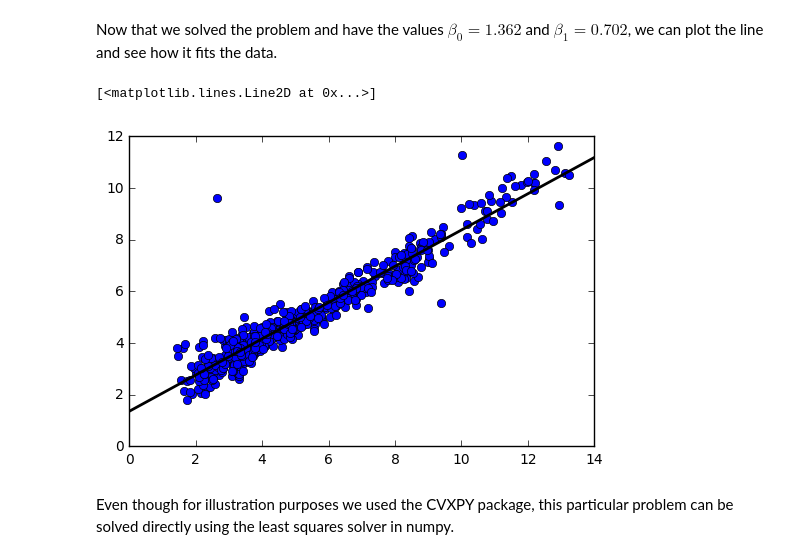
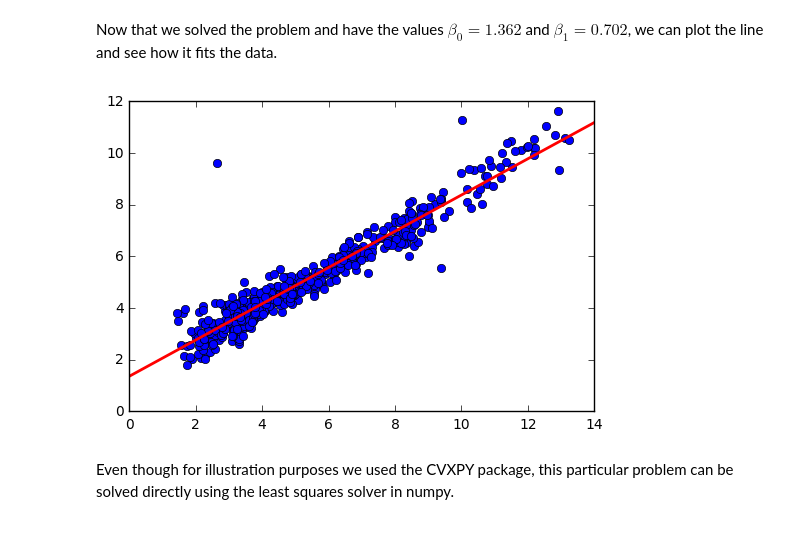
Before and after one commit to lotzma/math36061, a Jupyter notebook: notes/Week 1/cvx_lecture_1.ipynb, the cells around one changed output. Cells and saved outputs as stored; diff of their text form; code cells hidden in the pictures.

```diff
--- a/notes/Week 1/cvx_lecture_1.ipynb
+++ b/notes/Week 1/cvx_lecture_1.ipynb
@@ -196,11 +209,12 @@ Now that we solved the problem and have the values $\beta_0 = 1.362$ and $\beta_
 # %%
 plt.plot(bmr[:,0],bmr[:,1],'o')
 
 xx = np.linspace(0,14,100)
-plt.plot(xx, Beta[0].value+Beta[1].value*xx, color='black', linewidth=2)
+bmr = plt.plot(xx, Beta[0].value+Beta[1].value*xx, color='red', linewidth=2)
+#plt.show()
+plt.savefig("bmr2.pdf")
 # %% [output]
-[<matplotlib.lines.Line2D at 0x...>]
-[figure, old version]
+[figure, new version]
 # %% [markdown]
 Even though for illustration purposes we used the CVXPY package, this particular problem can be solved directly using the least squares solver in numpy.
 # %%
```
Also changed, not shown: parts of 18 cells of this notebook, 31 other files.
